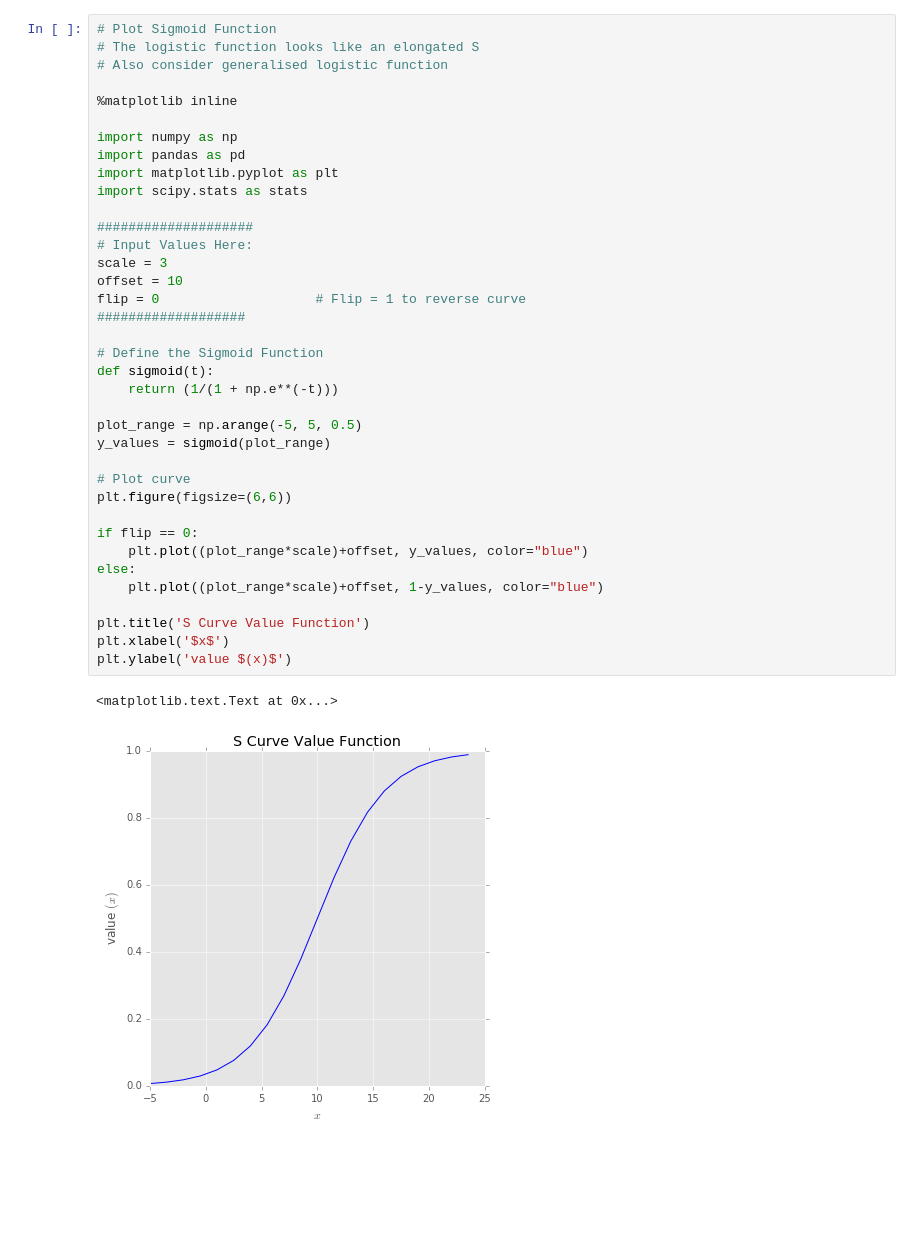
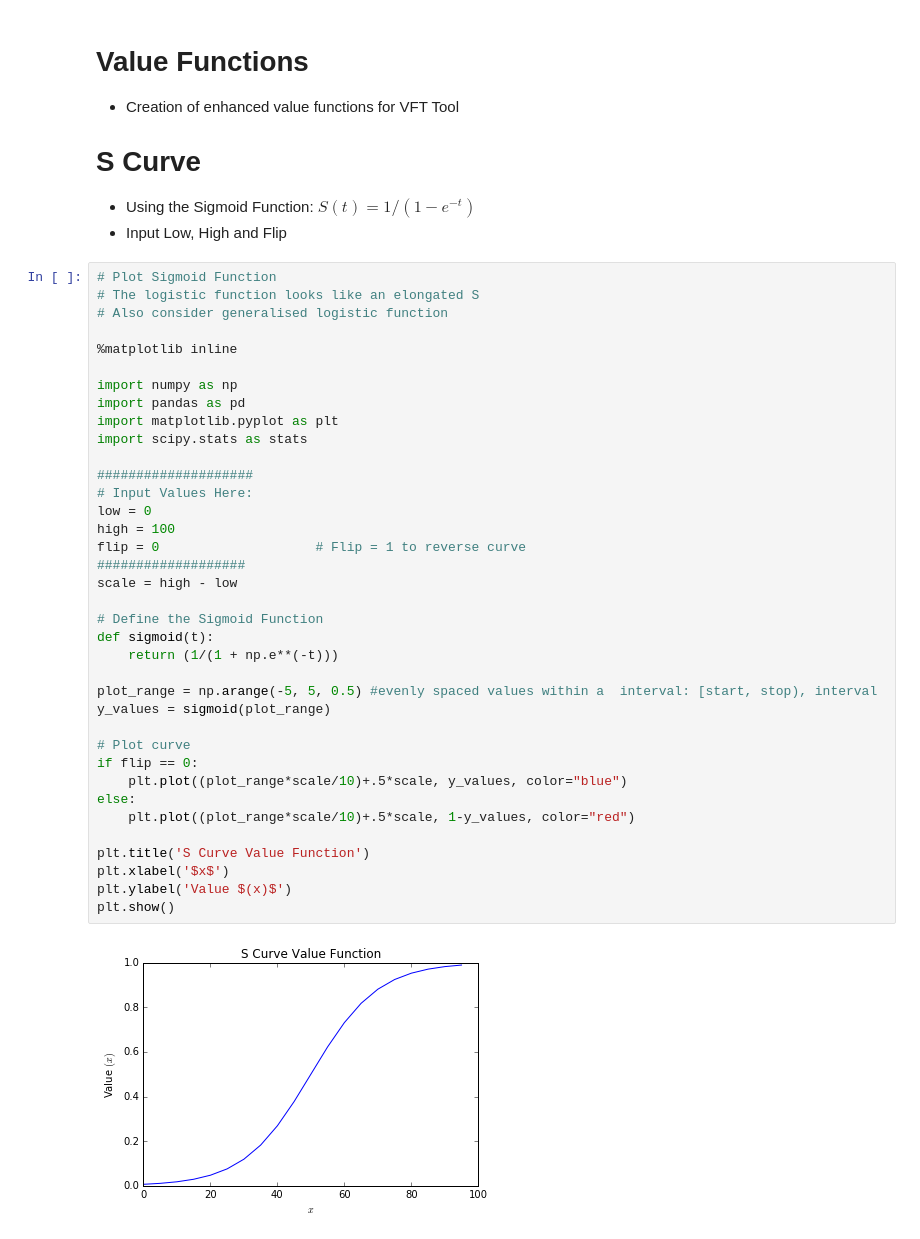
Before and after one commit to dmryer/Python, a Jupyter notebook: Value Functions.ipynb, the cells around one changed output. Drawn from its saved outputs; the diff is of its cells as text; blank space fills up the shorter version.

```diff
--- a/Value Functions.ipynb
+++ b/Value Functions.ipynb
@@ -1,40 +1,46 @@
+# %% [markdown]
+# Value Functions
+- Creation of enhanced value functions for VFT Tool
+
+# S Curve
+- Using the Sigmoid Function:  $ S(t) = 1/(1-e^{-t})$
+- Input Low, High and Flip
 # %%
 # Plot Sigmoid Function
 # The logistic function looks like an elongated S
 # Also consider generalised logistic function
 
 %matplotlib inline
 
 import numpy as np
 import pandas as pd
 import matplotlib.pyplot as plt
 import scipy.stats as stats
 
 ####################
 # Input Values Here:
-scale = 3
-offset = 10
+low = 0
+high = 100
 flip = 0                    # Flip = 1 to reverse curve
 ###################
+scale = high - low
 
 # Define the Sigmoid Function
 def sigmoid(t):
     return (1/(1 + np.e**(-t)))
 
-plot_range = np.arange(-5, 5, 0.5)
+plot_range = np.arange(-5, 5, 0.5) #evenly spaced values within a  interval: [start, stop), interval
 y_values = sigmoid(plot_range)
 
 # Plot curve
-plt.figure(figsize=(6,6))
-
 if flip == 0:
-    plt.plot((plot_range*scale)+offset, y_values, color="blue")
+    plt.plot((plot_range*scale/10)+.5*scale, y_values, color="blue")
 else:
-    plt.plot((plot_range*scale)+offset, 1-y_values, color="blue")
+    plt.plot((plot_range*scale/10)+.5*scale, 1-y_values, color="red")
 
 plt.title('S Curve Value Function')
 plt.xlabel('$x$')
-plt.ylabel('value $(x)$')
+plt.ylabel('Value $(x)$')
+plt.show()
 # %% [output]
-<matplotlib.text.Text at 0x...>
-[figure, old version]
+[figure, new version]
```
Also changed, not shown: parts of 6 cells of this notebook.
